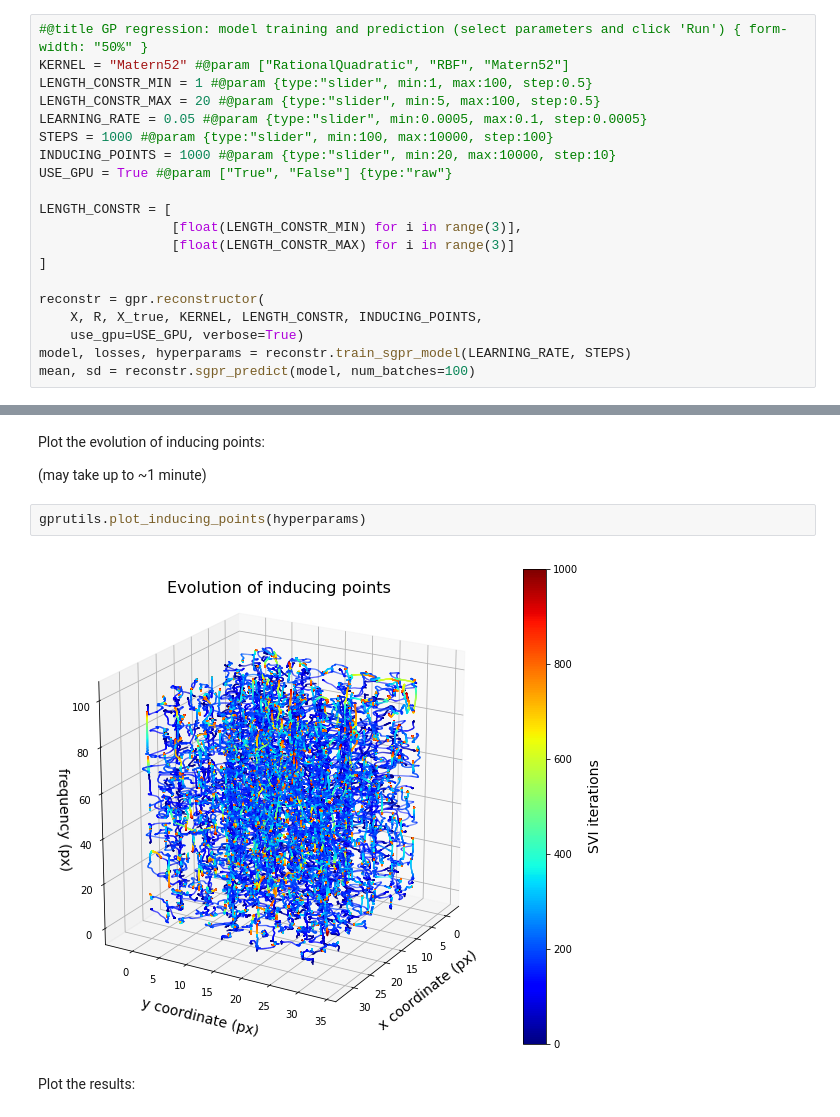
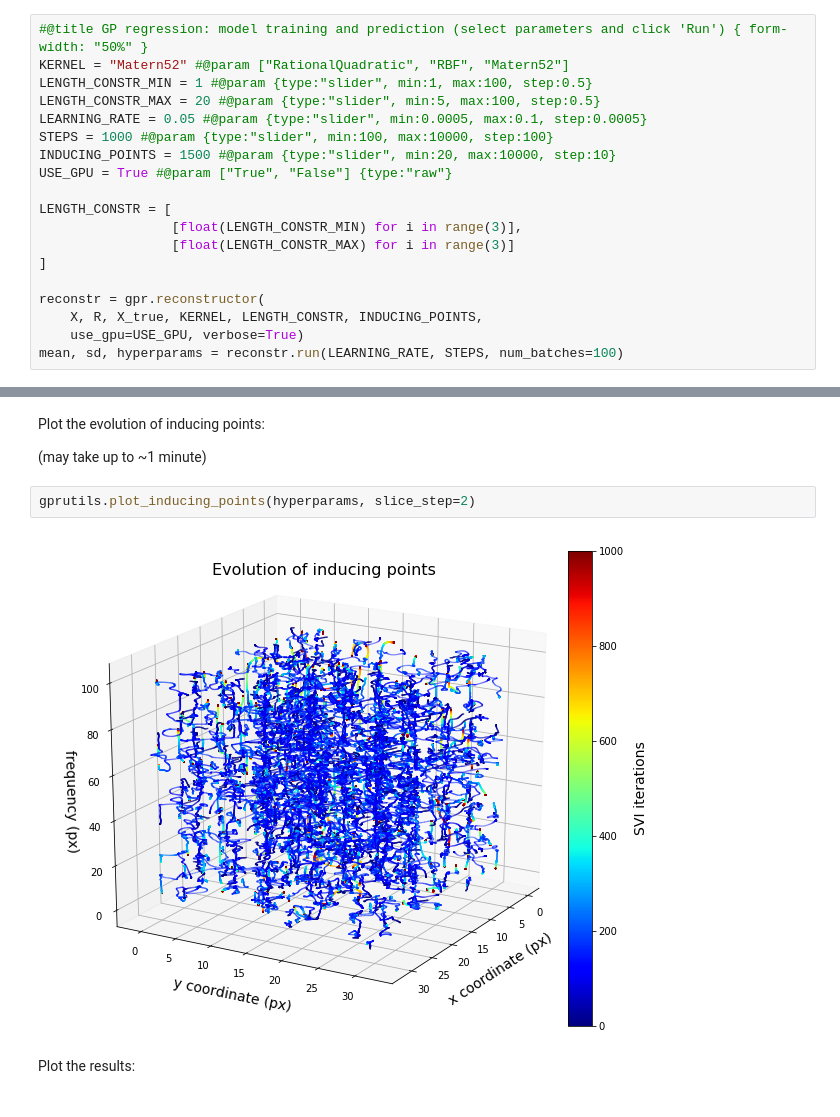
Before and after one commit to ziatdinovmax/GP, a Jupyter notebook: notebooks/GP_BEPFM.ipynb, the cells around one changed output, grey strips where cells are left out. Cells and saved outputs as stored; diff of their text form.

```diff
--- a/notebooks/GP_BEPFM.ipynb
+++ b/notebooks/GP_BEPFM.ipynb
@@ -193,7 +195,7 @@ LENGTH_CONSTR_MIN = 1 #@param {type:"slider", min:1, max:100, step:0.5}
 LENGTH_CONSTR_MAX = 20 #@param {type:"slider", min:5, max:100, step:0.5}
 LEARNING_RATE = 0.05 #@param {type:"slider", min:0.0005, max:0.1, step:0.0005}
 STEPS = 1000 #@param {type:"slider", min:100, max:10000, step:100}
-INDUCING_POINTS = 1000 #@param {type:"slider", min:20, max:10000, step:10}
+INDUCING_POINTS = 1500 #@param {type:"slider", min:20, max:10000, step:10}
 USE_GPU = True #@param ["True", "False"] {type:"raw"}
 
 LENGTH_CONSTR = [
@@ -204,6 +206,5 @@ LENGTH_CONSTR = [
 reconstr = gpr.reconstructor(
     X, R, X_true, KERNEL, LENGTH_CONSTR, INDUCING_POINTS,
     use_gpu=USE_GPU, verbose=True)
-model, losses, hyperparams = reconstr.train_sgpr_model(LEARNING_RATE, STEPS)
-mean, sd = reconstr.sgpr_predict(model, num_batches=100)
+mean, sd, hyperparams = reconstr.run(LEARNING_RATE, STEPS, num_batches=100)
 # %% [output]
@@ -236,9 +237,9 @@ Plot the evolution of inducing points:
 
 (may take up to ~1 minute)
 # %%
-gprutils.plot_inducing_points(hyperparams)
+gprutils.plot_inducing_points(hyperparams, slice_step=2)
 # %% [output]
-[figure, old version]
+[figure, new version]
 # %% [markdown]
 Plot the results:
 # %%
```
Also changed, not shown: parts of 6 cells of this notebook.
